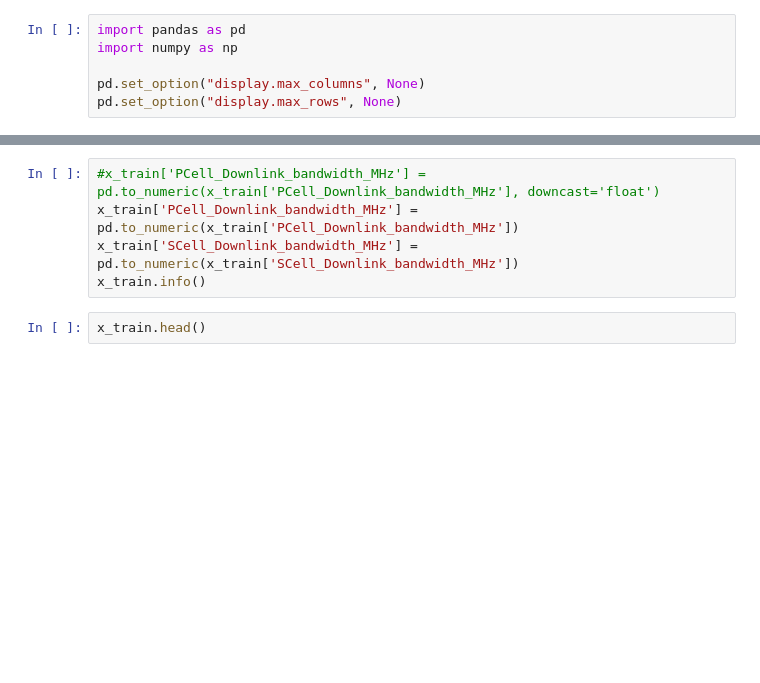
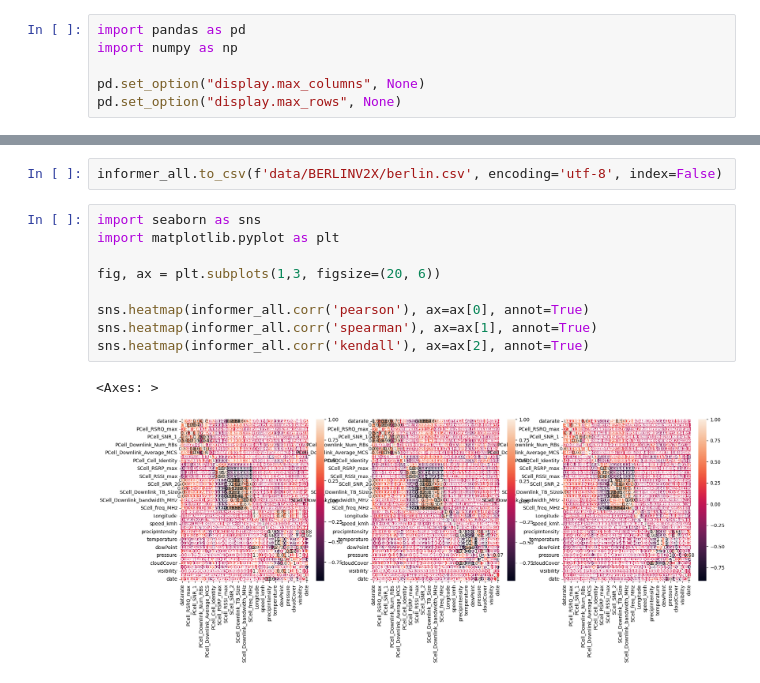
Before and after one commit to birkandenizer/Informer2020, a Jupyter notebook: berlinv2x-reference.ipynb, the cells around one changed output, grey strips where cells are left out. Drawn from its saved outputs; the diff is of its cells as text; blank space fills up the shorter version.

```diff
--- a/berlinv2x-reference.ipynb
+++ b/berlinv2x-reference.ipynb
@@ -163,7 +202,14 @@ informer_all.to_csv(f'data/BERLINV2X/berlin.csv', encoding='utf-8', index=False)
-# %%
-#x_train['PCell_Downlink_bandwidth_MHz'] = pd.to_numeric(x_train['PCell_Downlink_bandwidth_MHz'], downcast='float')
-x_train['PCell_Downlink_bandwidth_MHz'] = pd.to_numeric(x_train['PCell_Downlink_bandwidth_MHz'])
-x_train['SCell_Downlink_bandwidth_MHz'] = pd.to_numeric(x_train['SCell_Downlink_bandwidth_MHz'])
-x_train.info()
-# %%
-x_train.head()
+# %%
+informer_all.to_csv(f'data/BERLINV2X/berlin.csv', encoding='utf-8', index=False)
+# %%
+import seaborn as sns
+import matplotlib.pyplot as plt
+
+fig, ax = plt.subplots(1,3, figsize=(20, 6))
+
+sns.heatmap(informer_all.corr('pearson'), ax=ax[0], annot=True)
+sns.heatmap(informer_all.corr('spearman'), ax=ax[1], annot=True)
+sns.heatmap(informer_all.corr('kendall'), ax=ax[2], annot=True)
+# %% [output]
+<Axes: >
+[figure, added]
```
Also changed, not shown: parts of 8 cells of this notebook, 8 other files.
